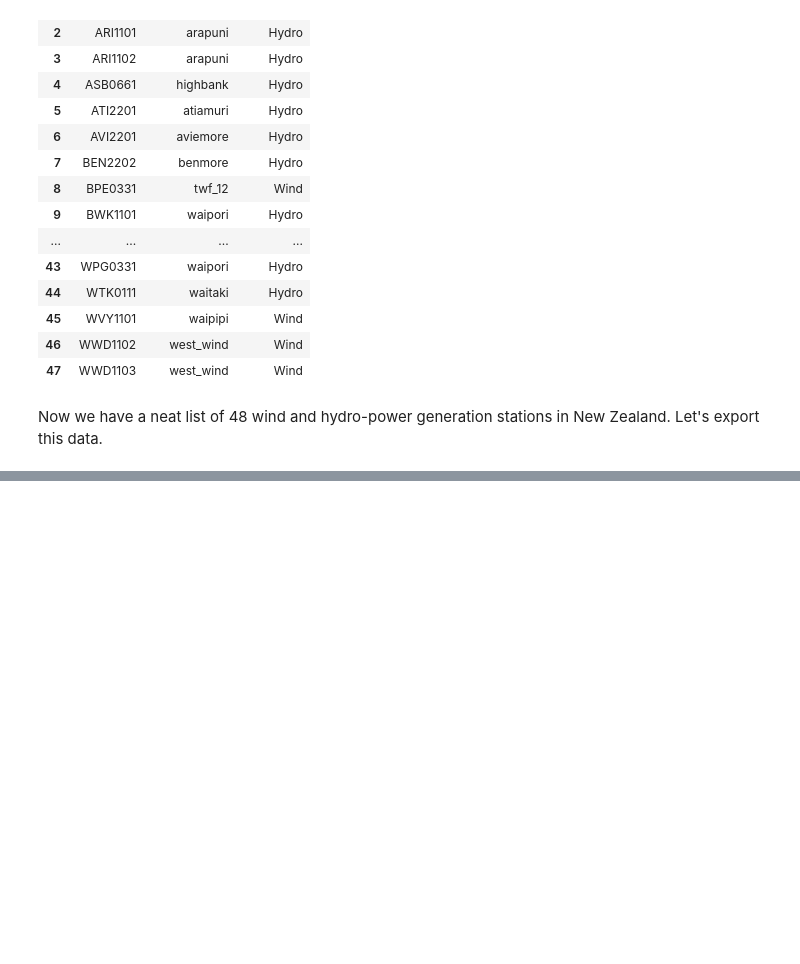
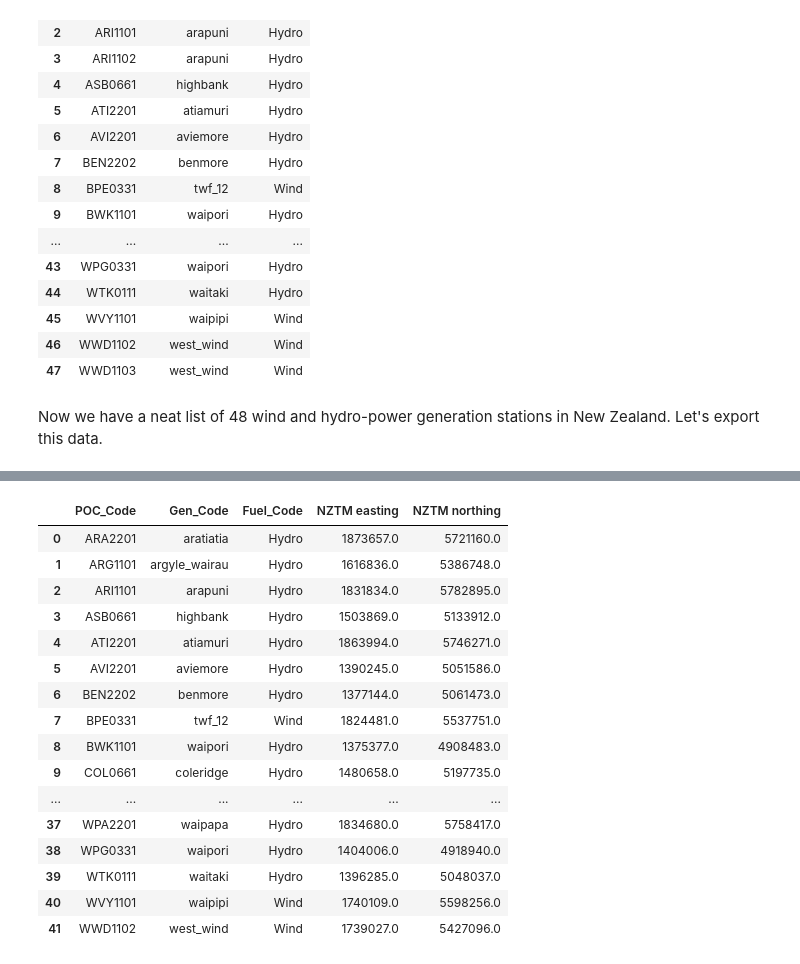
Before and after one commit to gauravkapoor27/NZ-Power-Station-Coordinates, a Jupyter notebook: main.ipynb, the cells around one changed output, grey strips where cells are left out. Drawn from its saved outputs; the diff is of its cells as text; code cells hidden in the pictures; blank space fills up the shorter version.

```diff
--- a/main.ipynb
+++ b/main.ipynb
@@ -175,0 +248,22 @@ fuel_gen.to_csv('data/fuel_gen.csv', index=False)
+# %%
+fuel_gen = fuel_gen.drop_duplicates(subset=['NZTM easting', 'NZTM northing']).reset_index(drop=True)
+# %%
+fuel_gen
+# %% [output]
+|  | POC_Code | Gen_Code | Fuel_Code | NZTM easting | NZTM northing |
+| 0 | ARA2201 | aratiatia | Hydro | 1873657.0 | 5721160.0 |
+| 1 | ARG1101 | argyle_wairau | Hydro | 1616836.0 | 5386748.0 |
+| 2 | ARI1101 | arapuni | Hydro | 1831834.0 | 5782895.0 |
+| 3 | ASB0661 | highbank | Hydro | 1503869.0 | 5133912.0 |
+| 4 | ATI2201 | atiamuri | Hydro | 1863994.0 | 5746271.0 |
+| 5 | AVI2201 | aviemore | Hydro | 1390245.0 | 5051586.0 |
+| 6 | BEN2202 | benmore | Hydro | 1377144.0 | 5061473.0 |
+| 7 | BPE0331 | twf_12 | Wind | 1824481.0 | 5537751.0 |
+| 8 | BWK1101 | waipori | Hydro | 1375377.0 | 4908483.0 |
+| 9 | COL0661 | coleridge | Hydro | 1480658.0 | 5197735.0 |
+| ... | ... | ... | ... | ... | ... |
+| 37 | WPA2201 | waipapa | Hydro | 1834680.0 | 5758417.0 |
+| 38 | WPG0331 | waipori | Hydro | 1404006.0 | 4918940.0 |
+| 39 | WTK0111 | waitaki | Hydro | 1396285.0 | 5048037.0 |
+| 40 | WVY1101 | waipipi | Wind | 1740109.0 | 5598256.0 |
+| 41 | WWD1102 | west_wind | Wind | 1739027.0 | 5427096.0 |
```
Also changed, not shown: parts of 27 cells of this notebook.
